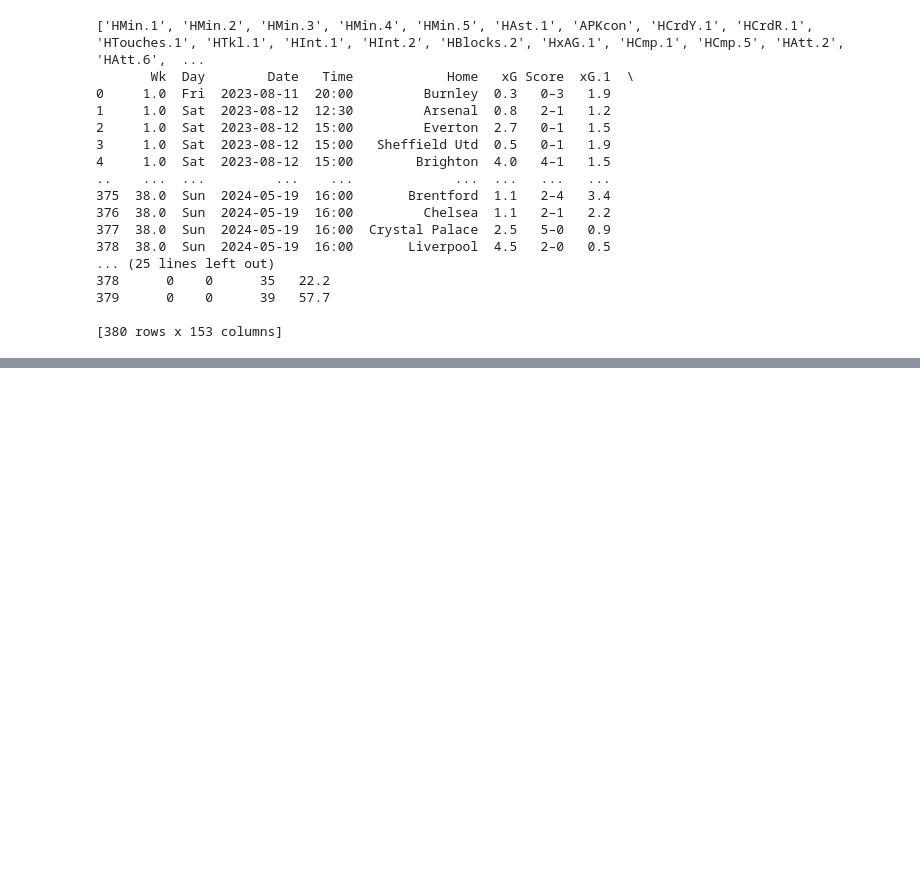
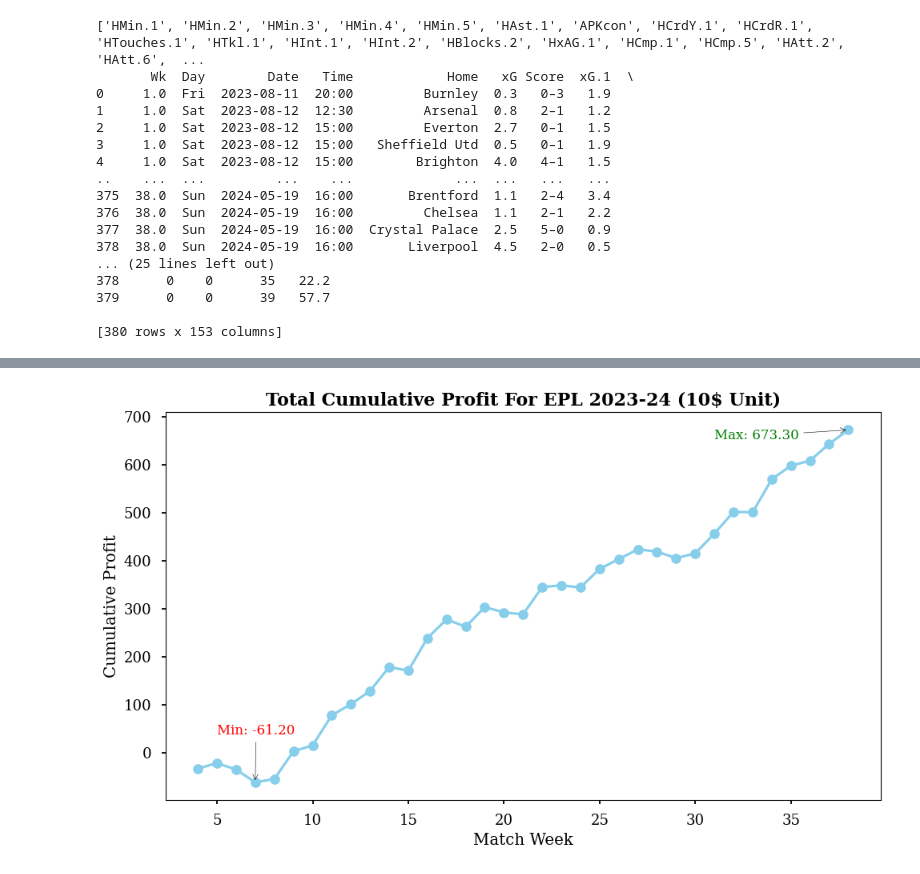
Before and after one commit to thejacobhyatt/EPLRank, a Jupyter notebook: node_rank.ipynb, the cells around one changed output, grey strips where cells are left out. Saved outputs shown, nothing was run; the diff lists cells and outputs as text; code cells hidden in the pictures; blank space fills up the shorter version.

```diff
--- a/node_rank.ipynb
+++ b/node_rank.ipynb
@@ -276,0 +506,39 @@ print(df_cleaned)
+# %%
+import matplotlib.pyplot as plt
+
+# Assuming 'updated_df' contains 'profit' and 'Wk' columns, where 'Wk' represents the week of each match
+
+# Group by 'Wk' and sum the profit for each week
+weekly_profit = updated_df.groupby('Wk')['profit'].sum()
+
+# Calculate cumulative profit over time
+cumulative_profit = weekly_profit.cumsum()
+
+# Plotting the cumulative profit as a line plot
+plt.figure(figsize=(10, 6))
+plt.plot(cumulative_profit.index, cumulative_profit.values, color='skyblue', marker='o')
+
+# Find the max and min values
+max_value = cumulative_profit.max()
+min_value = cumulative_profit.min()
+
+# Get the weeks corresponding to max and min values
+max_week = cumulative_profit.idxmax()
+min_week = cumulative_profit.idxmin()
+
+# Annotating the max and min values
+plt.annotate(f'Max: {max_value:.2f}', xy=(max_week, max_value), xytext=(max_week - 7, max_value - 20),
+             arrowprops=dict(facecolor='green', arrowstyle="->"), fontsize=12, color='green')
+plt.annotate(f'Min: {min_value:.2f}', xy=(min_week, min_value), xytext=(min_week - 2, min_value + 100),
+             arrowprops=dict(facecolor='red', arrowstyle="->"), fontsize=12, color='red')
+
+# Adding labels and title
+plt.title('Total Cumulative Profit For EPL 2023-24 (10$ Unit)')
+plt.xlabel('Match Week')
+plt.ylabel('Cumulative Profit')
+
+# Displaying the plot
+plt.tight_layout()
+plt.show()
+# %% [output]
+[figure, added]
```
Also changed, not shown: parts of 33 cells of this notebook, 9 other files.
